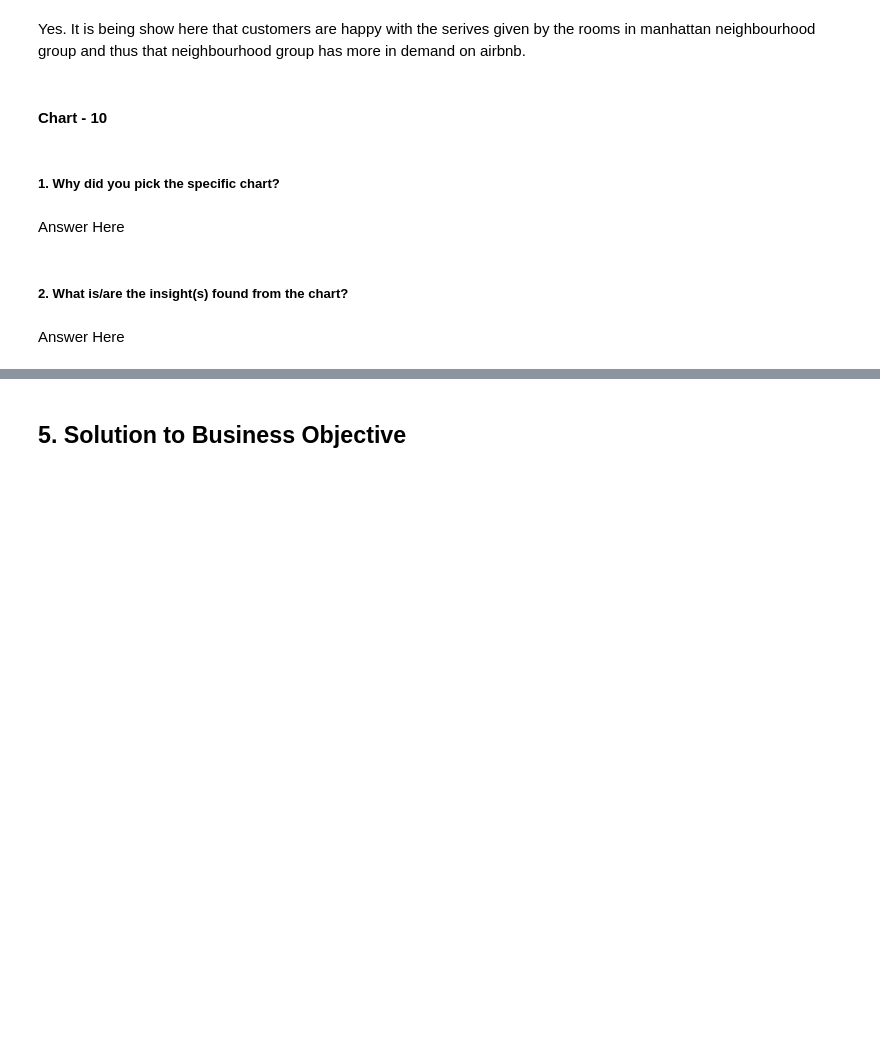
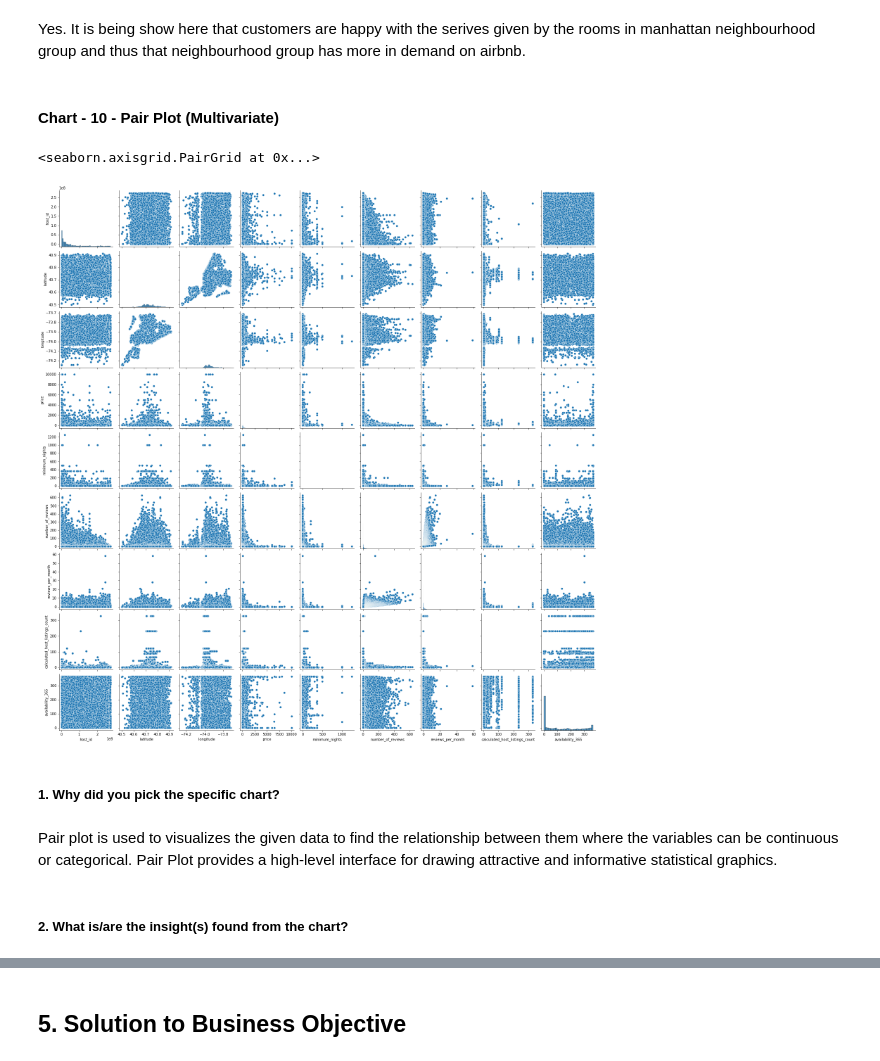
Before and after one commit to riyapatelrp/Airbnb-Booking-Analysis-EDA-, a Jupyter notebook: Capstone_AirBnb_Booking_Analysis.ipynb, the cells around one changed output, grey strips where cells are left out. Drawn from its saved outputs; the diff is of its cells as text; code cells hidden in the pictures; blank space fills up the shorter version.

```diff
--- a/Capstone_AirBnb_Booking_Analysis.ipynb
+++ b/Capstone_AirBnb_Booking_Analysis.ipynb
@@ -1073,14 +1073,16 @@ Are there any insights that lead to negative growth? Justify with specific reaso
 # %% [markdown]
 Yes. It is being show here that customers are happy with the serives given by the rooms in manhattan neighbourhood group and thus that neighbourhood group has more in demand on airbnb.
 # %% [markdown]
-#### Chart - 10
+#### Chart - 10 - Pair Plot (Multivariate)
 # %%
 # Chart - 10 visualization code
+sns.pairplot(airbnb_data)
+# %% [output]
+<seaborn.axisgrid.PairGrid at 0x...>
+[figure, added]
 # %% [markdown]
 ##### 1. Why did you pick the specific chart?
-# %% [markdown]
-Answer Here
+# %% [markdown]
+Pair plot is used to visualizes the given data to find the relationship between them where the variables can be continuous or categorical. Pair Plot provides a high-level interface for drawing attractive and informative statistical graphics.
 # %% [markdown]
 ##### 2. What is/are the insight(s) found from the chart?
-# %% [markdown]
-Answer Here
```
Also changed, not shown: parts of 43 cells of this notebook.
